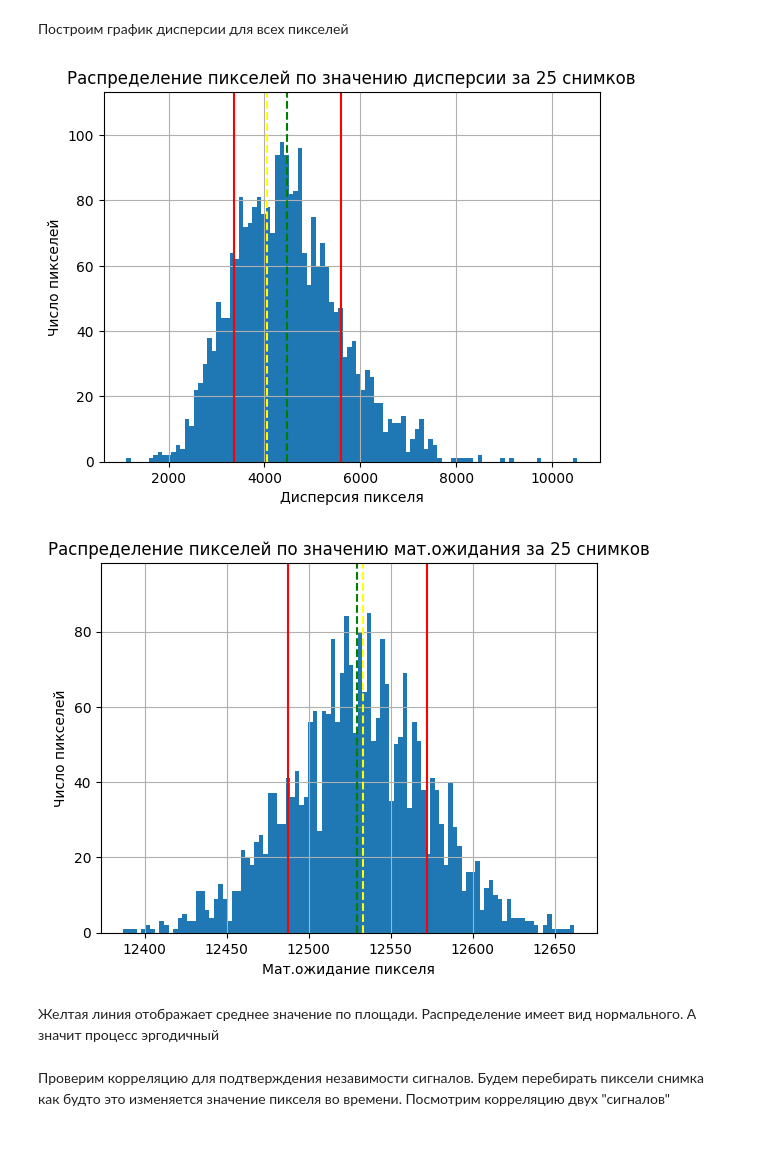
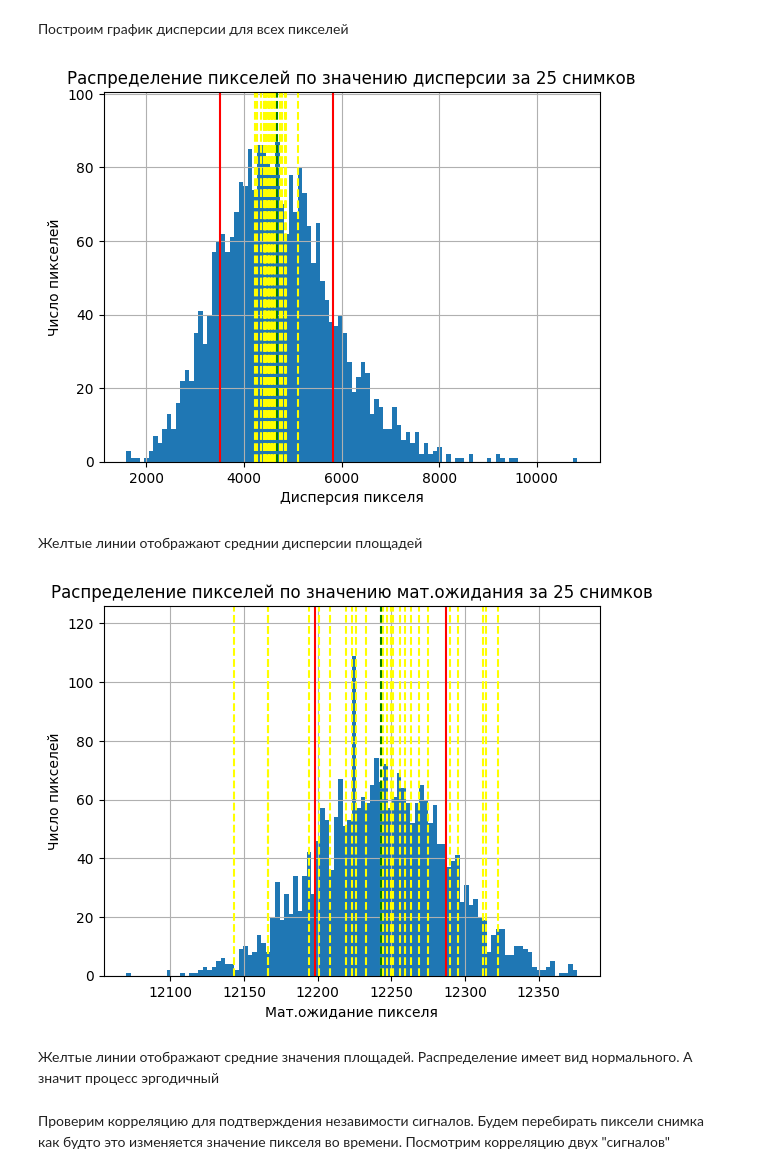
Before and after one commit to integrator942/SNR_X_RAY_PICTURES, a Jupyter notebook: Ergodicity_process_x_ray.ipynb, the cells around one changed output. Saved outputs shown, nothing was run; the diff lists cells and outputs as text; code cells hidden in the pictures; blank space fills up the shorter version.

```diff
--- a/Ergodicity_process_x_ray.ipynb
+++ b/Ergodicity_process_x_ray.ipynb
@@ -8,8 +8,8 @@ imag = Image.open(path_elbow)
 width=imag.width
 height=imag.height
 square=50 #Размер области
-xleft_base=3000 #Стартовая координата для анализа (верхний левый угол прямоугольника)
-yleft_base=3000
+xleft_base=1500 #Стартовая координата для анализа (верхний левый угол прямоугольника)
+yleft_base=1500
 xright_base=xleft_base+square
 yright_base=yleft_base+square
 rect = patches.Rectangle(
@@ -66,11 +68,15 @@ pixel_brightness=[]
 pixel_brightness_total=[]
 pixel_mean=[]
 pixel_var=[]
+oblast_var=[] #Список дисперсий всех областей
+oblast_mean=[] #Список средних значений всех областей
 for i in range(25):
     path_elbow="C:\\Users\\lkond\\Desktop\\Python\\25_50kV_160mA_8mAs_50ms\\" + str(i+1) + ".tiff"
     img = Image.open(path_elbow)
     img = img.crop(coordinates_crop) #Обрезка тёмных краёв
     oblast_loop=np.asarray(img)
+    oblast_mean.append(int(np.mean(oblast_loop)))
+    oblast_var.append(int(np.var(oblast_loop)))
     pixel_brightness=[]
     for k in range(imag_1.size[0]):
         for j in range(imag_1.size[0]):
@@ -91,7 +97,8 @@ k_graph=[]
 for k in range(len(pixel_var)): #Ось X
     k_graph.append(k+1)
 y_hist, x_hist, _ = plt.hist(pixel_var, bins=100)
-plt.axline((var_s, 1), (var_s, 1.1*int(y_hist.max())), linestyle='--', color = 'yellow') #Дисперсия по площади снимка
+for i in range(len(oblast_var)): #все значения дисперсии площадей
+    plt.axline((oblast_var[i], 1), (oblast_var[i], 1.1*int(y_hist.max())), linestyle='--', color = 'yellow') #Среднее площади снимка
 plt.axline((mean_var_pixel, 1), (mean_var_pixel, 1.1*int(y_hist.max())), linestyle='--', color = 'green') #Средняя дисперсия распределения
 plt.axline((mean_var_pixel+std_var_pixel, 1), (mean_var_pixel+std_var_pixel, 1.1*int(y_hist.max())), color='Red') #+ СКО распределения пикселей
 plt.axline((mean_var_pixel-std_var_pixel, 1), (mean_var_pixel-std_var_pixel, 1.1*int(y_hist.max())), color='Red') #- СКО распределения пикселей
@@ -101,25 +108,28 @@ plt.title('Распределение пикселей по значению д
 plt.grid()
 plt.show()
 # %% [output]
-[figure, old version]
+[figure, new version]
+# %% [markdown]
+Желтые линии отображают среднии дисперсии площадей
 # %%
 k_graph=[]
 for k in range(len(pixel_mean)): #Ось X
     k_graph.append(k+1)
 y_hist, x_hist, _ = plt.hist(pixel_mean, bins=100)
-plt.axline((mean_s, 1), (mean_s, 1.1*int(y_hist.max())), linestyle='--', color = 'yellow') #Среднее площади снимка
+for i in range(len(oblast_mean)): #все значения среднего площадей
+    plt.axline((oblast_mean[i], 1), (oblast_mean[i], 1.1*int(y_hist.max())), linestyle='--', color = 'yellow') #Среднее площади снимка
 plt.axline((mean_mean_pixel, 1), (mean_mean_pixel, 1.1*int(y_hist.max())), linestyle='--', color = 'green') #Средняя дисперсия распределения
 plt.axline((mean_mean_pixel+std_mean_pixel, 1), (mean_mean_pixel+std_mean_pixel, 1.1*int(y_hist.max())), color='Red') #+ СКО распределения пикселей
 plt.axline((mean_mean_pixel-std_mean_pixel, 1), (mean_mean_pixel-std_mean_pixel, 1.1*int(y_hist.max())), color='Red') #- СКО распределения пикселей
 plt.xlabel('Мат.ожидание пикселя')
 plt.ylabel('Число пикселей')
 plt.title('Распределение пикселей по значению мат.ожидания за 25 снимков')
 plt.grid()
 plt.show()
 # %% [output]
-[figure, old version]
+[figure, new version]
 # %% [markdown]
-Желтая линия отображает среднее значение по площади. Распределение имеет вид нормального. А значит процесс эргодичный
+Желтые линии отображают средние значения площадей. Распределение имеет вид нормального. А значит процесс эргодичный
 # %% [markdown]
 Проверим корреляцию для подтверждения незавимости сигналов. Будем перебирать пиксели снимка как будто это изменяется значение пикселя во времени. Посмотрим корреляцию двух "сигналов"
 # %%
```
Also changed, not shown: parts of 28 cells of this notebook.
